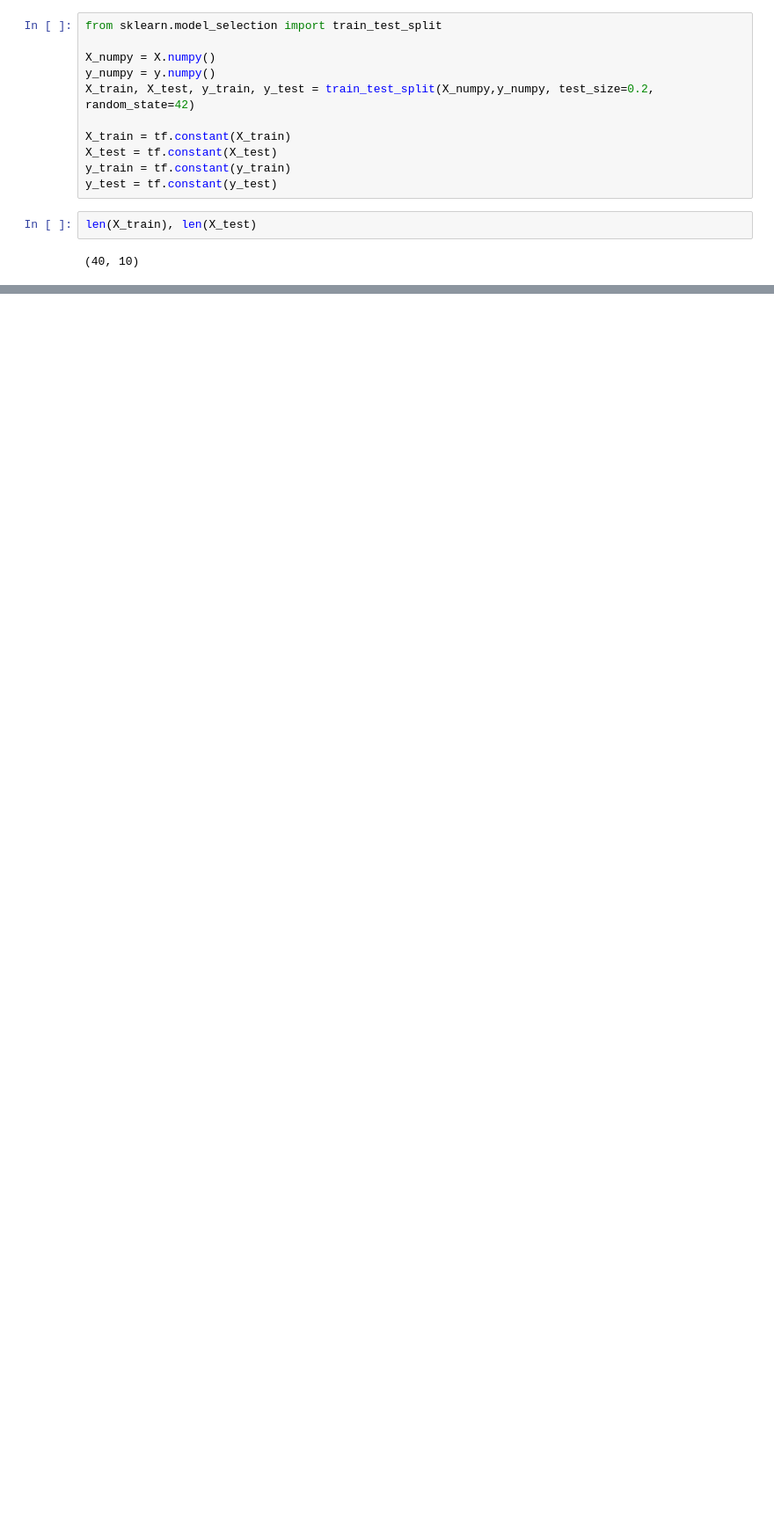
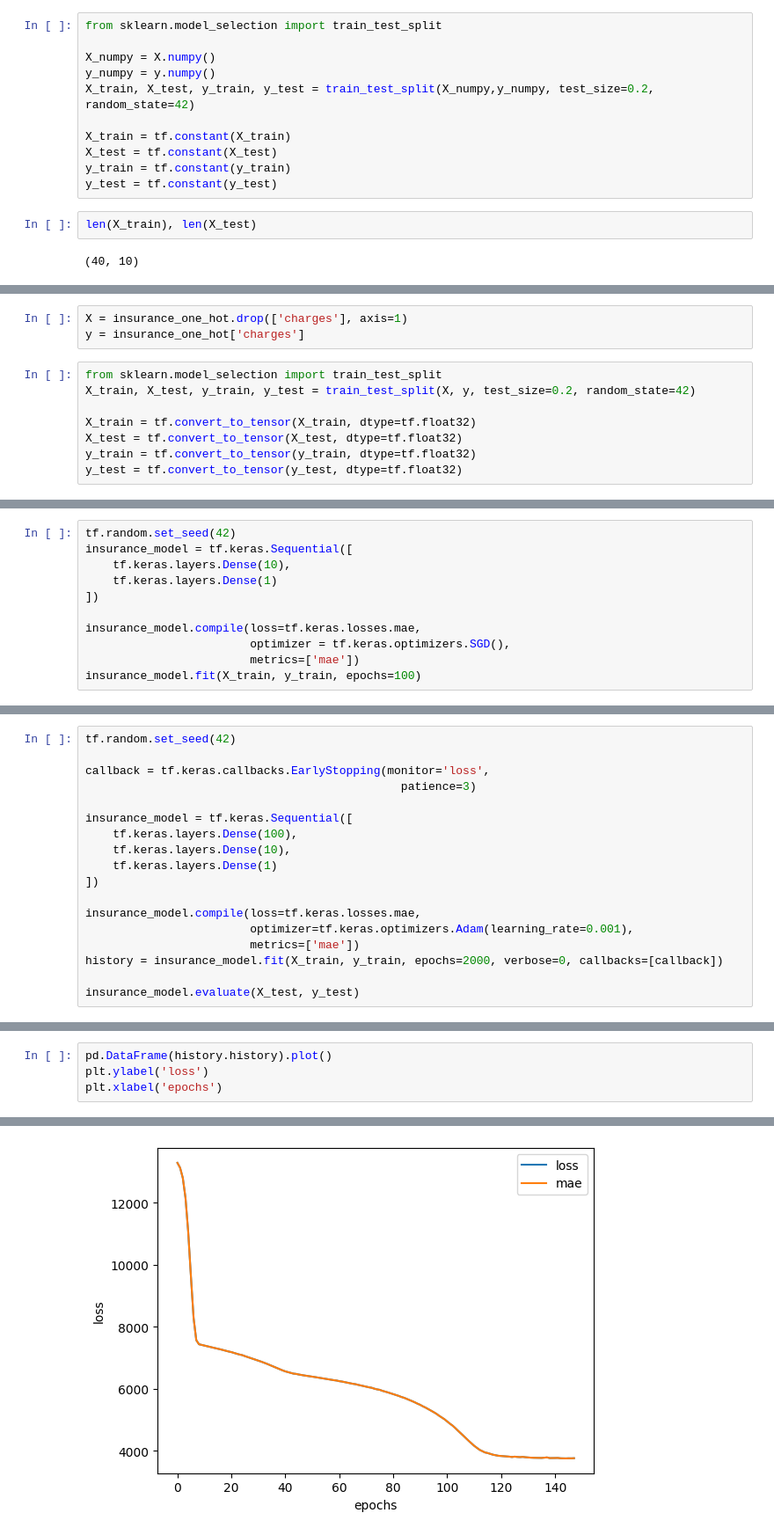
Before and after one commit to xnomnomzx/tensorflow-deep-learning, a Jupyter notebook: 01_regression.ipynb, the cells around one changed output, grey strips where cells are left out. Shown at 88% size. Saved outputs shown, nothing was run; the diff lists cells and outputs as text; blank space fills up the shorter version.

```diff
--- a/01_regression.ipynb
+++ b/01_regression.ipynb
@@ -215,0 +256,11 @@ plt.legend();
+# %%
+X = insurance_one_hot.drop(['charges'], axis=1)
+y = insurance_one_hot['charges']
+# %%
+from sklearn.model_selection import train_test_split
+X_train, X_test, y_train, y_test = train_test_split(X, y, test_size=0.2, random_state=42)
+
+X_train = tf.convert_to_tensor(X_train, dtype=tf.float32)
+X_test = tf.convert_to_tensor(X_test, dtype=tf.float32)
+y_train = tf.convert_to_tensor(y_train, dtype=tf.float32)
+y_test = tf.convert_to_tensor(y_test, dtype=tf.float32)
@@ -215,0 +271,11 @@ plt.legend();
+# %%
+tf.random.set_seed(42)
+insurance_model = tf.keras.Sequential([
+    tf.keras.layers.Dense(10),
+    tf.keras.layers.Dense(1)
+])
+
+insurance_model.compile(loss=tf.keras.losses.mae,
+                        optimizer = tf.keras.optimizers.SGD(),
+                        metrics=['mae'])
+insurance_model.fit(X_train, y_train, epochs=100)
@@ -215,0 +306,18 @@ plt.legend();
+# %%
+tf.random.set_seed(42)
+
+callback = tf.keras.callbacks.EarlyStopping(monitor='loss',
+                                              patience=3)
+
+insurance_model = tf.keras.Sequential([
+    tf.keras.layers.Dense(100),
+    tf.keras.layers.Dense(10),
+    tf.keras.layers.Dense(1)
+])
+
+insurance_model.compile(loss=tf.keras.losses.mae,
+                        optimizer=tf.keras.optimizers.Adam(learning_rate=0.001),
+                        metrics=['mae'])
+history = insurance_model.fit(X_train, y_train, epochs=2000, verbose=0, callbacks=[callback])
+
+insurance_model.evaluate(X_test, y_test)
@@ -215,0 +327,5 @@ plt.legend();
+# %%
+pd.DataFrame(history.history).plot()
+plt.ylabel('loss')
+plt.xlabel('epochs')
+# %% [output]
@@ -215,0 +333 @@ plt.legend();
+[figure, added]
```
Also changed, not shown: parts of 21 cells of this notebook.
